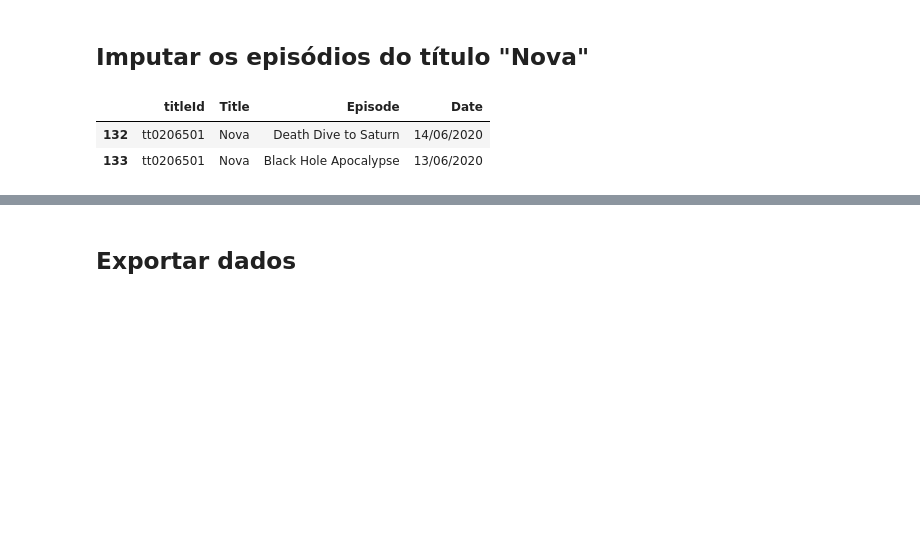
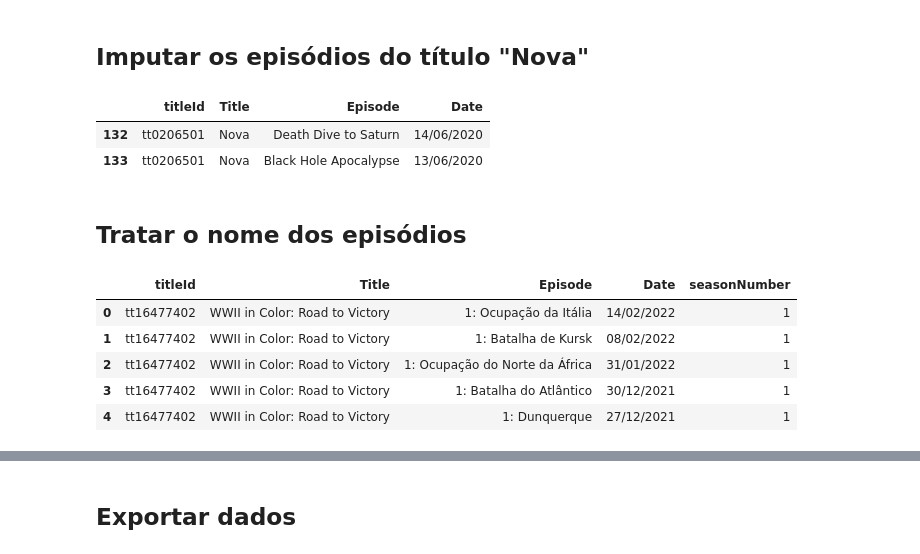
Before and after one commit to vichShir/netflix-analysis, a Jupyter notebook: notebooks/Netflix_Analysis.ipynb, the cells around one changed output, grey strips where cells are left out. Cells and saved outputs as stored; diff of their text form; code cells hidden in the pictures; blank space fills up the shorter version.

```diff
--- a/notebooks/Netflix_Analysis.ipynb
+++ b/notebooks/Netflix_Analysis.ipynb
@@ -486,5 +486,3 @@ netflix_df.head()
 | 2 | WWII in Color: Road to Victory | 31/01/2022 | 1: Ocupação do Norte da África | tt16477402 |
 | 3 | WWII in Color: Road to Victory | 30/12/2021 | 1: Batalha do Atlântico | tt16477402 |
 | 4 | WWII in Color: Road to Victory | 27/12/2021 | 1: Dunquerque | tt16477402 |
-# %%
-netflix_df = netflix_df[['titleId', 'Title', 'Episode', 'Date']]
@@ -508,3 +497,16 @@ netflix_df.loc[[132, 133]]
 |  | titleId | Title | Episode | Date |
 | 132 | tt0206501 | Nova | Death Dive to Saturn | 14/06/2020 |
 | 133 | tt0206501 | Nova | Black Hole Apocalypse | 13/06/2020 |
+# %% [markdown]
+## Tratar o nome dos episódios
+# %%
+# Extract season number
+netflix_df['seasonNumber'] = netflix_df['Episode'].str.extract(r'^[^\d]*(\d+)')
+netflix_df.head()
+# %% [output]
+|  | titleId | Title | Episode | Date | seasonNumber |
+| 0 | tt16477402 | WWII in Color: Road to Victory | 1: Ocupação da Itália | 14/02/2022 | 1 |
+| 1 | tt16477402 | WWII in Color: Road to Victory | 1: Batalha de Kursk | 08/02/2022 | 1 |
+| 2 | tt16477402 | WWII in Color: Road to Victory | 1: Ocupação do Norte da África | 31/01/2022 | 1 |
+| 3 | tt16477402 | WWII in Color: Road to Victory | 1: Batalha do Atlântico | 30/12/2021 | 1 |
+| 4 | tt16477402 | WWII in Color: Road to Victory | 1: Dunquerque | 27/12/2021 | 1 |
```
Also changed, not shown: parts of 14 cells of this notebook, 1 other file.
